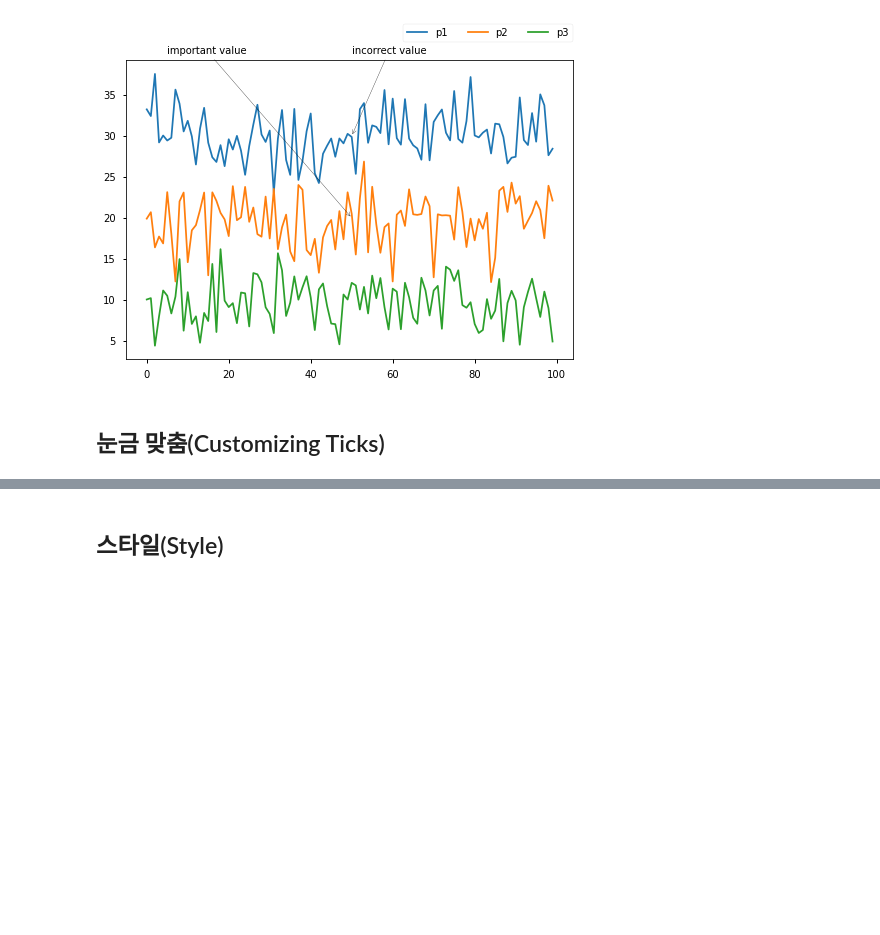
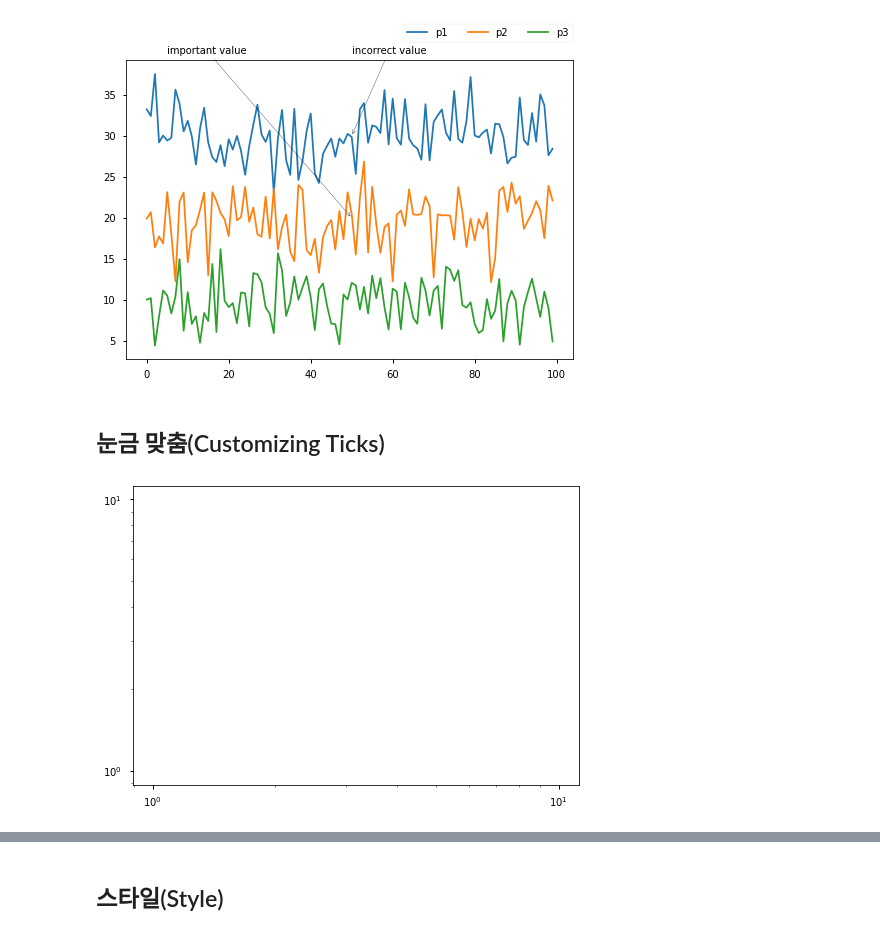
Before and after one commit to wjlee611/studyPython_Library, a Jupyter notebook: Matplotlib/_Matplotlib_한번에_제대로_배우기.ipynb, the cells around one changed output, grey strips where cells are left out. Cells and saved outputs as stored; diff of their text form; code cells hidden in the pictures; blank space fills up the shorter version.

```diff
--- a/Matplotlib/_Matplotlib_한번에_제대로_배우기.ipynb
+++ b/Matplotlib/_Matplotlib_한번에_제대로_배우기.ipynb
@@ -347,3 +347,7 @@ plt.annotate('incorrect value', (50, 30), xytext=(50, 40), arrowprops=dict(arrow
 [figure]
 # %% [markdown]
 ## 눈금 맞춤(Customizing Ticks)
+# %%
+plt.axes(xscale='log', yscale='log');
+# %% [output]
+[figure, added]
```
Also changed, not shown: parts of 10 cells of this notebook.
